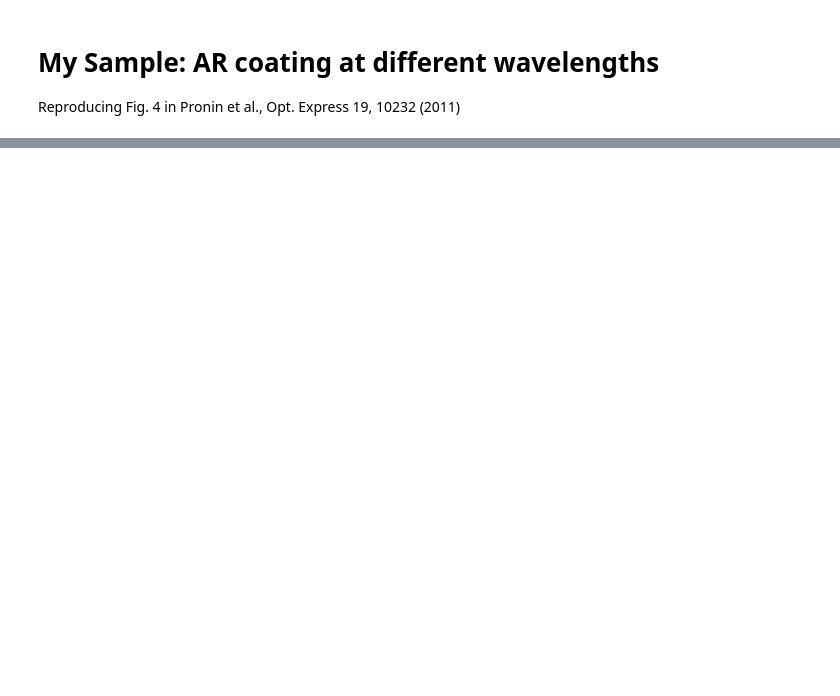
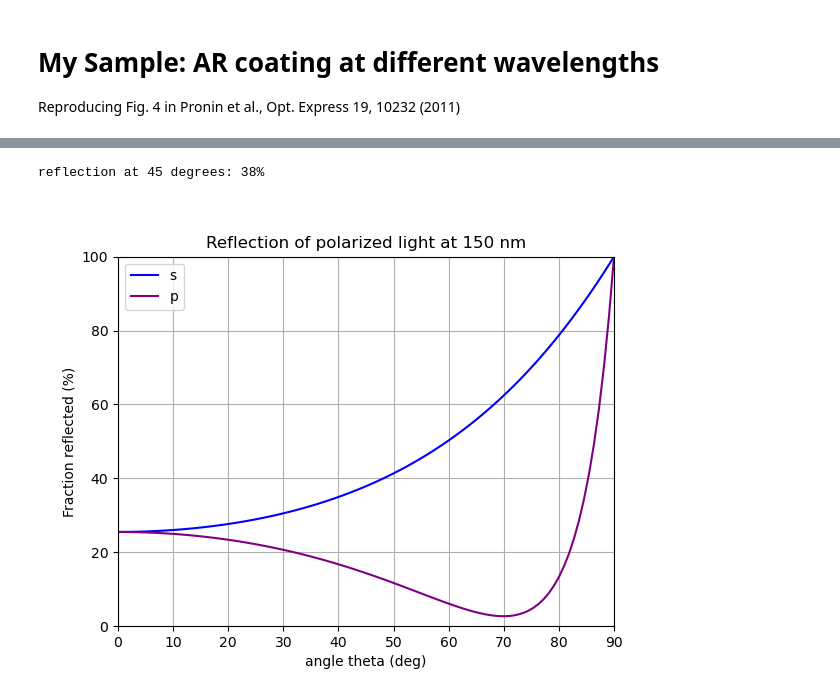
Before and after one commit to zhangck13/tmm, a Jupyter notebook: examples.ipynb, the cells around one changed output, grey strips where cells are left out. Saved outputs shown, nothing was run; the diff lists cells and outputs as text; code cells hidden in the pictures; blank space fills up the shorter version.

Commit message:
new plot for Thorium Oxide reflection at 150 nm

```diff
--- a/examples.ipynb
+++ b/examples.ipynb
@@ -401,0 +402,32 @@ plt.savefig("Myresults/local_Efield.png", dpi = 300)
+# %%
+# Reflection from Thorium oxide?
+
+# list of layer thicknesses in nm
+d_list = [inf,inf]
+# list of refractive indices
+n_list = [1, 2.6+1j] # n, k from R. Gillis, Determining the extreme ultraviolet constants of thoria by spectral ellipsometry, Bachelor thesis, Department of Physics and Astronomy, Brigham Young University, Provo, Utah, 2007
+# wavelength
+lam = 150 # nm
+# list of angles
+thetas = linspace(0, pi/2, 100)
+# initialize lists of angle-values to plot
+Rs = []
+Rp=[]
+for theta in thetas:
+    Rs.append(coh_tmm('s', n_list, d_list, theta, lam)['R'])
+    Rp.append(coh_tmm('p', n_list, d_list, theta, lam)['R'])
+plt.figure()
+plt.plot(thetas*180/pi,array(Rs)*100,'blue', label = "s")
+plt.plot(thetas*180/pi,array(Rp)*100,'purple', label = "p")
+plt.xlabel('angle theta (deg)')
+plt.ylabel('Fraction reflected (%)')
+plt.title('Reflection of polarized light at 150 nm')
+plt.xlim(0, 90)
+plt.ylim(0, 100)
+plt.legend()
+plt.grid()
+plt.savefig("Myresults/150nm_VUV_reflection_from_ThO2.png", dpi = 200)
+print("reflection at 45 degrees: {:.0f}%".format(coh_tmm('s', n_list, d_list, 45*pi/180, lam)['R']*100))
+# %% [output]
+reflection at 45 degrees: 38%
+[figure, added]
```
Also changed, not shown: parts of 9 cells of this notebook, 5 other files.
